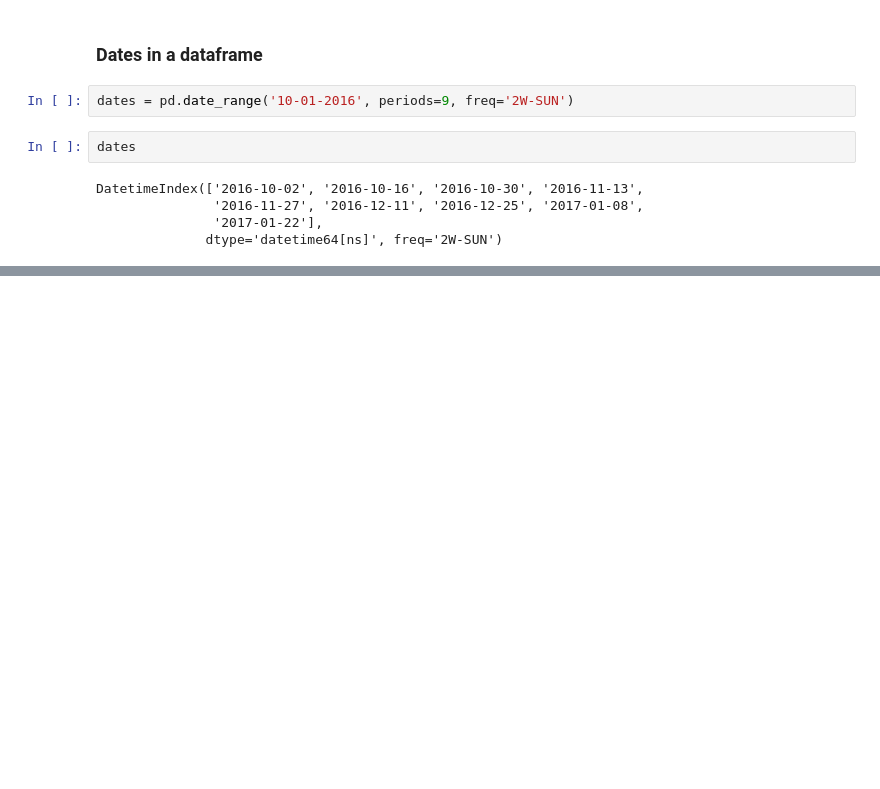
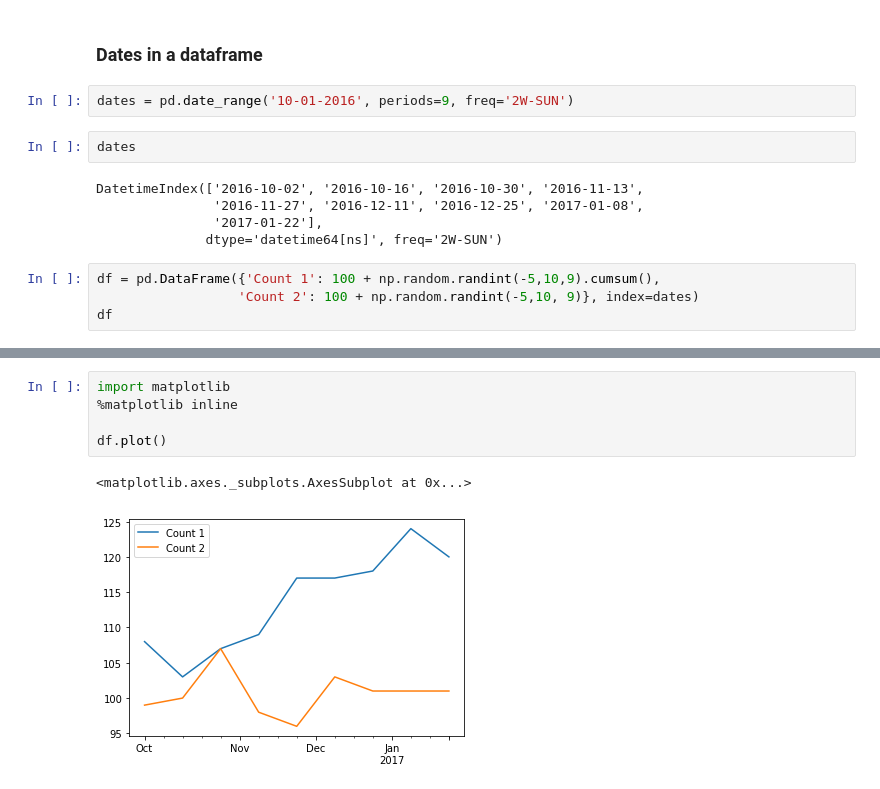
Before and after one commit to johnnyjw/mich-python-data-sci, a Jupyter notebook: week3.ipynb, the cells around one changed output, grey strips where cells are left out. Cells and saved outputs as stored; diff of their text form; blank space fills up the shorter version.

```diff
--- a/week3.ipynb
+++ b/week3.ipynb
@@ -605,3 +605,7 @@ DatetimeIndex(['2016-10-02', '2016-10-16', '2016-10-30', '2016-11-13',
                '2016-11-27', '2016-12-11', '2016-12-25', '2017-01-08',
                '2017-01-22'],
               dtype='datetime64[ns]', freq='2W-SUN')
+# %%
+df = pd.DataFrame({'Count 1': 100 + np.random.randint(-5,10,9).cumsum(),
+                  'Count 2': 100 + np.random.randint(-5,10, 9)}, index=dates)
+df
@@ -607,0 +691,8 @@ DatetimeIndex(['2016-10-02', '2016-10-16', '2016-10-30', '2016-11-13',
+# %%
+import matplotlib
+%matplotlib inline
+
+df.plot()
+# %% [output]
+<matplotlib.axes._subplots.AxesSubplot at 0x...>
+[figure, added]
```
Also changed, not shown: parts of 8 cells of this notebook, 4 other files.
